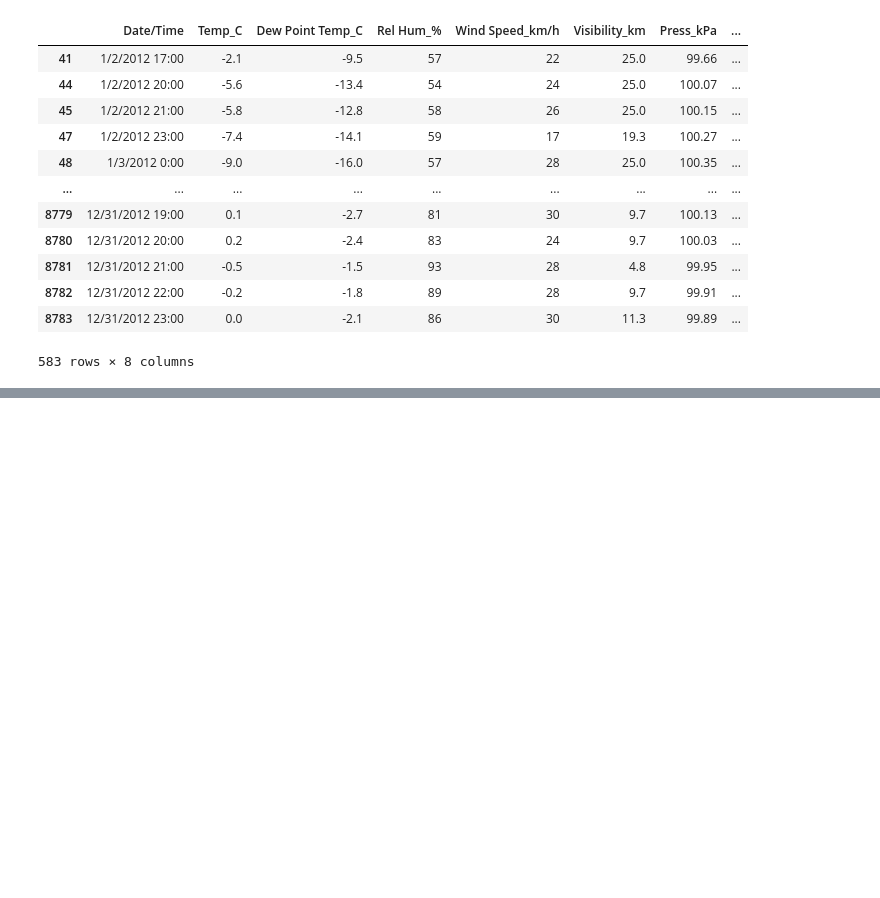
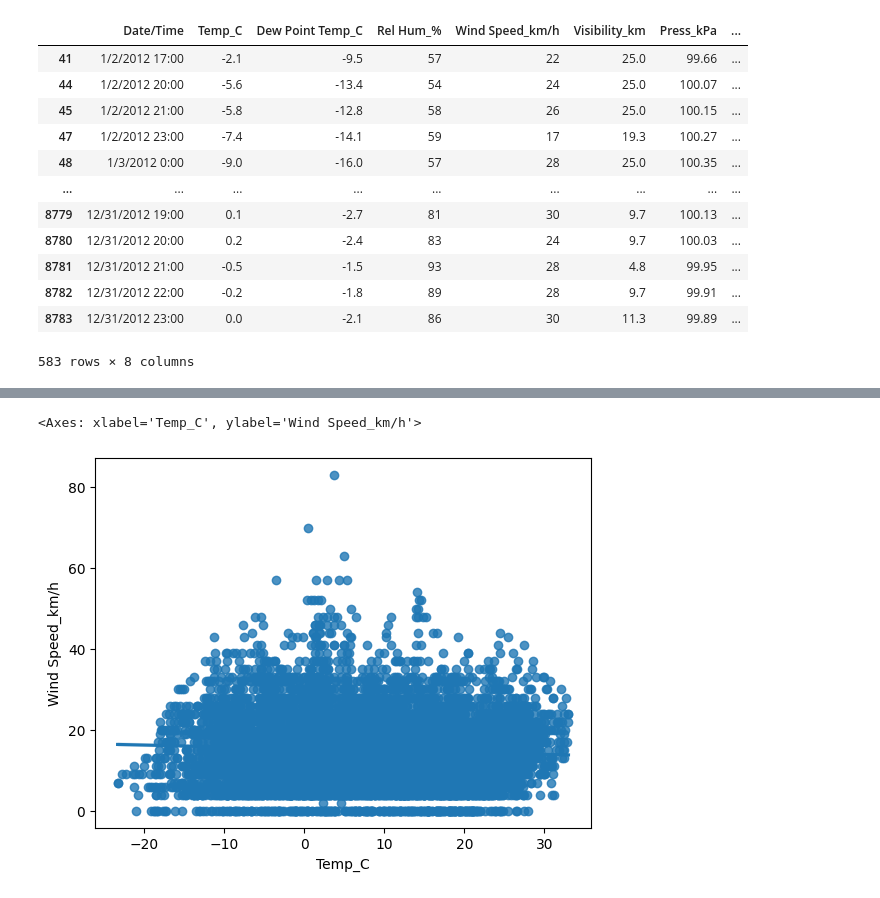
Before and after one commit to Carolajando/Weather-Data, a Jupyter notebook: Weather Data.ipynb, the cells around one changed output, grey strips where cells are left out. Saved outputs shown, nothing was run; the diff lists cells and outputs as text; code cells hidden in the pictures; blank space fills up the shorter version.

```diff
--- a/Weather Data.ipynb
+++ b/Weather Data.ipynb
@@ -290,0 +606,5 @@ data[data['Weather_Condition'].str.contains ('Snow')]
+# %%
+sns.regplot (x='Temp_C', y= 'Wind Speed_km/h', data=df )
+# %% [output]
+<Axes: xlabel='Temp_C', ylabel='Wind Speed_km/h'>
+[figure, added]
```
Also changed, not shown: parts of 76 cells of this notebook.
